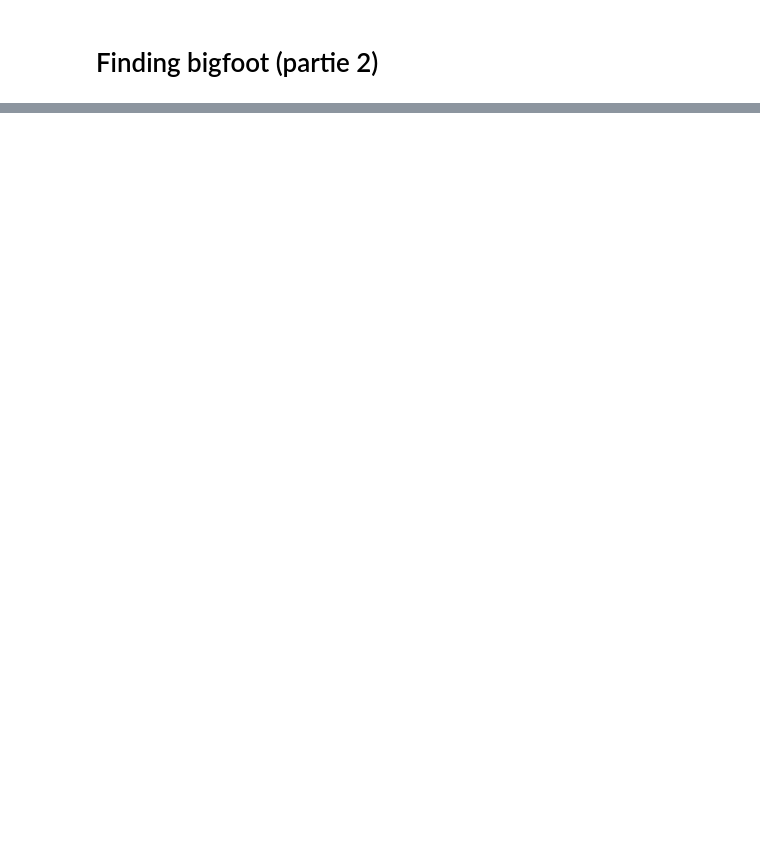
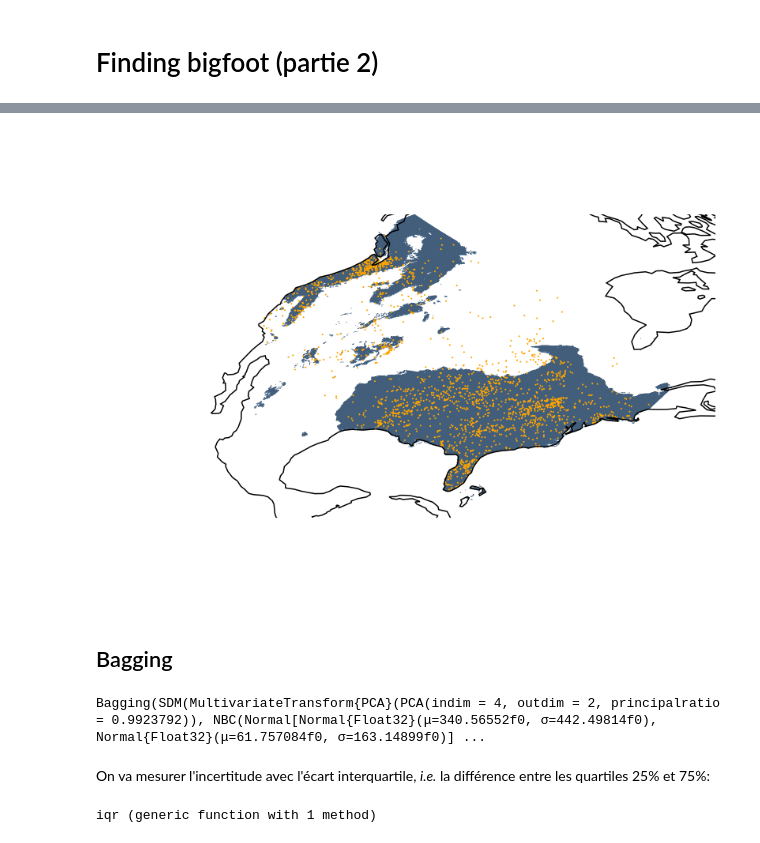
Before and after one commit to tpoisot/BIO3033-BigFoot-data, a Jupyter notebook: 02_validation.ipynb, the cells around one changed output, grey strips where cells are left out. Drawn from its saved outputs; the diff is of its cells as text; code cells hidden in the pictures; blank space fills up the shorter version.

```diff
--- a/02_validation.ipynb
+++ b/02_validation.ipynb
@@ -45,0 +211,30 @@ splits = kfold(y, X; k=10)
+# %%
+fig = Figure()
+ax = GeoMakie.GeoAxis(fig[1,1]; dest = "+proj=aea +lat_1=0.0 +lat_2=55.0", coastlines=true, lonlims=extrema(longitudes(prediction)), latlims=extrema(latitudes(prediction)))
+surface!(ax, replace(prediction .>= model.threshold.cutoff, false => nothing), colormap=[light[2]]); shading=false
+scatter!(ax, sightings, color=:orange, markersize=3)
+hidedecorations!(ax)
+hidespines!(ax)
+current_figure()
+# %% [output]
+[figure, added]
+# %% [markdown]
+## Bagging
+# %%
+bags = bootstrap(y, X; n=10)
+ensemble = Bagging(model, bags)
+train!(ensemble, y, X[variables,:])
+# %% [output]
+Bagging(SDM(MultivariateTransform{PCA}(PCA(indim = 4, outdim = 2, principalratio = 0.9923792)), NBC(Normal[Normal{Float32}(μ=340.56552f0, σ=442.49814f0), Normal{Float32}(μ=61.757084f0, σ=163.14899f0)] ...
+# %% [markdown]
+On va mesurer l'incertitude avec l'écart interquartile, *i.e.* la différence entre les quartiles 25% et 75%:
+# %%
+function iqr(x)
+    if all(isnan.(x))
+        return 0.0
+    else
+        return first(diff(quantile(filter(!isnan, x), [0.25, 0.75])))
+    end
+end
+# %% [output]
+iqr (generic function with 1 method)
```
Also changed, not shown: parts of 55 cells of this notebook, 3 other files.
